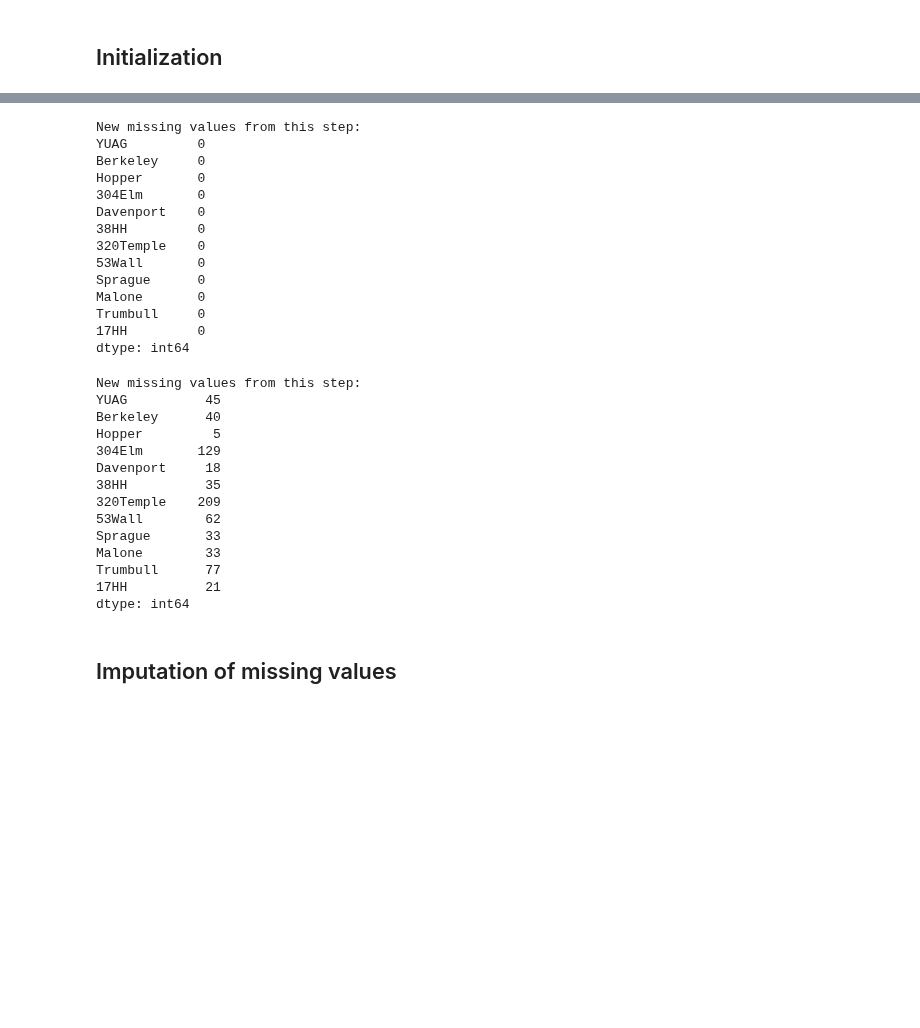
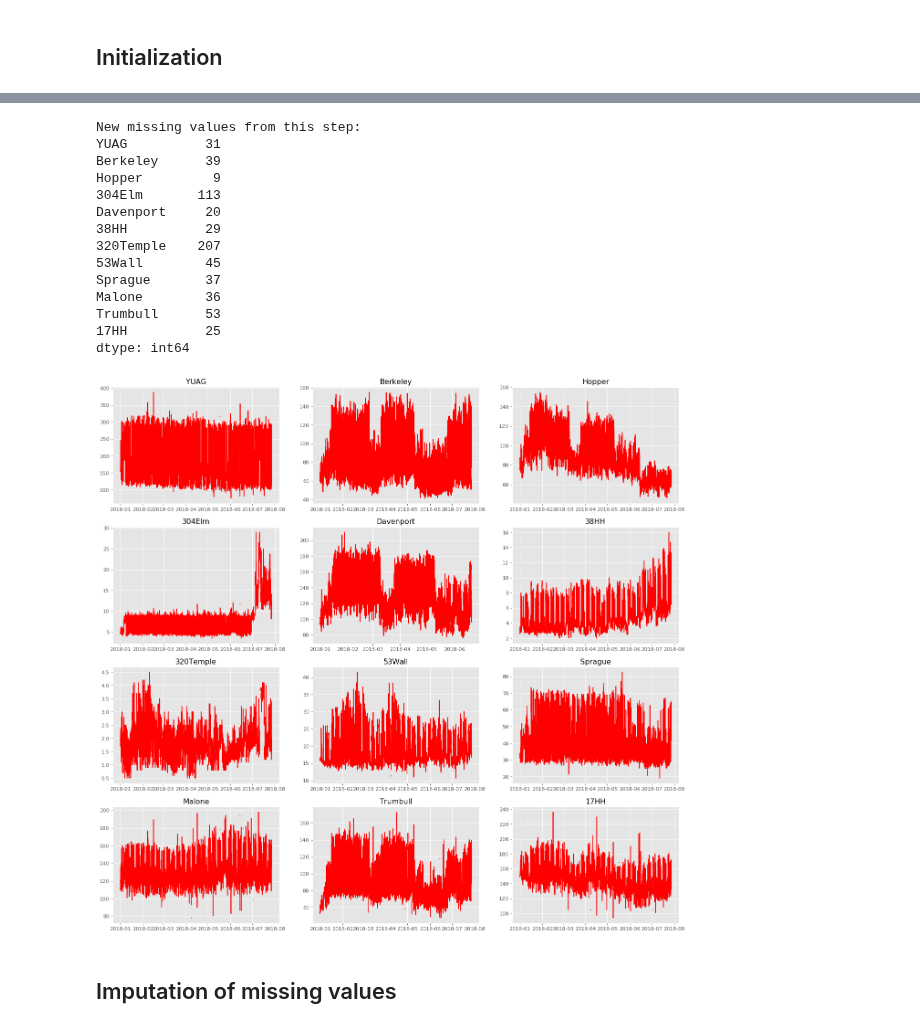
Before and after one commit to kevinkoste/university-load-forecasting, a Jupyter notebook: elec_pipeline.ipynb, the cells around one changed output, grey strips where cells are left out. Saved outputs shown, nothing was run; the diff lists cells and outputs as text; code cells hidden in the pictures; blank space fills up the shorter version.

```diff
--- a/elec_pipeline.ipynb
+++ b/elec_pipeline.ipynb
@@ -112,67 +109,38 @@ dtype: int64
 # %%
-# iterative (SLOW) method to remove single spikes, unsure how helpful it is
+# remove errors by rolling min and max in 15-day chunks
+chunk_size = 360
+i=0
 
-# for k in demand.columns:
-#     for i in range(len(demand)-1):
-#         if (abs(demand.pct_change()[k][i]) > 0.5) & (abs(demand.pct_change()[k][i+1]) > 0.5):
-#             demand[k][i] = np.NaN
+while i < len(demand):
+    end = i+chunk_size
+    if end > len(demand): end = len(demand)
+    demand[i:end].where(demand[i:end] > demand[i:end].rolling(18).min().median()*0.7, inplace=True)
+    demand[i:end].where(demand[i:end] < demand[i:end].rolling(18).max().median()*1.3, inplace=True)
+    i = i+chunk_size
 
 
 new_errors = demand.isnull().sum() - errors
 print('New missing values from this step:')
 print(new_errors)
 errors = demand.isnull().sum()
 
-# fn.plot_all(demand,'2018-01-01 01:00:00','2018-07-27 23:00:00')
+fn.plot_all(demand,'2018-01-01 01:00:00','2018-07-27 23:00:00')
 # %% [output]
 New missing values from this step:
-YUAG         0
-Berkeley     0
-Hopper       0
-304Elm       0
-Davenport    0
-38HH         0
-320Temple    0
-53Wall       0
-Sprague      0
-Malone       0
-Trumbull     0
-17HH         0
+YUAG          31
+Berkeley      39
+Hopper         9
+304Elm       113
+Davenport     20
+38HH          29
+320Temple    207
+53Wall        45
+Sprague       37
+Malone        36
+Trumbull      53
+17HH          25
 dtype: int64
+[figure, added]
-# %%
-# remove errors by rolling min and max in 15-day chunks
-chunk_size = 360
-i=0
-
-while i < len(demand):
-    end = i+chunk_size
-    if end > len(demand): end = len(demand)
-    demand[i:end].where(demand[i:end] > demand[i:end].rolling(18).min().median()*0.7, inplace=True)
-    demand[i:end].where(demand[i:end] < demand[i:end].rolling(18).max().median()*1.3, inplace=True)
-    i = i+chunk_size
-
-
-new_errors = demand.isnull().sum() - errors
-print('New missing values from this step:')
-print(new_errors)
-errors = demand.isnull().sum()
-
-# fn.plot_all(demand,'2018-01-01 01:00:00','2018-07-27 23:00:00')
-# %% [output]
-New missing values from this step:
-YUAG          45
-Berkeley      40
-Hopper         5
-304Elm       129
-Davenport     18
-38HH          35
-320Temple    209
-53Wall        62
-Sprague       33
-Malone        33
-Trumbull      77
-17HH          21
-dtype: int64
 # %% [markdown]
 ## Imputation of missing values
 # %%
```
Also changed, not shown: parts of 13 cells of this notebook, 5 other files.
